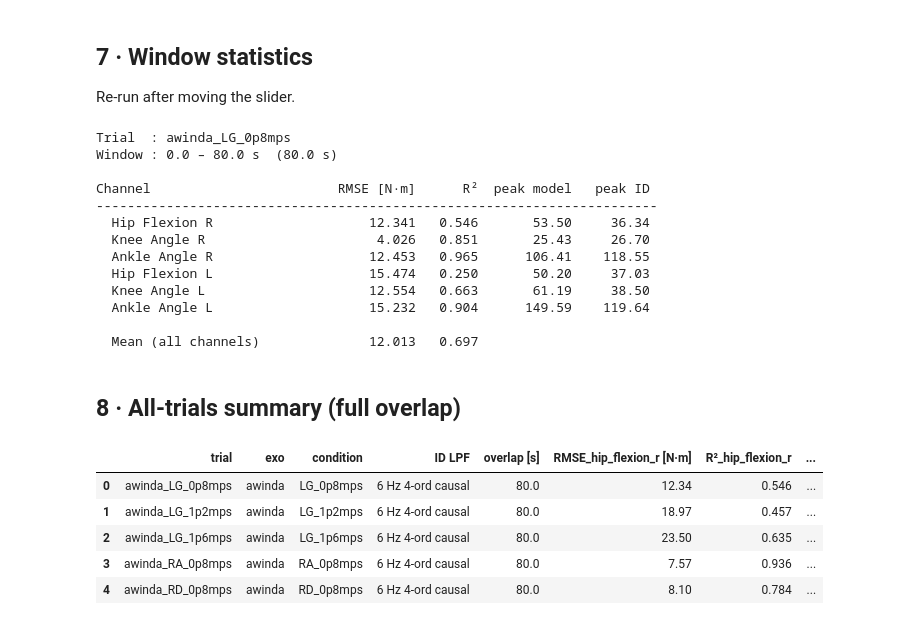
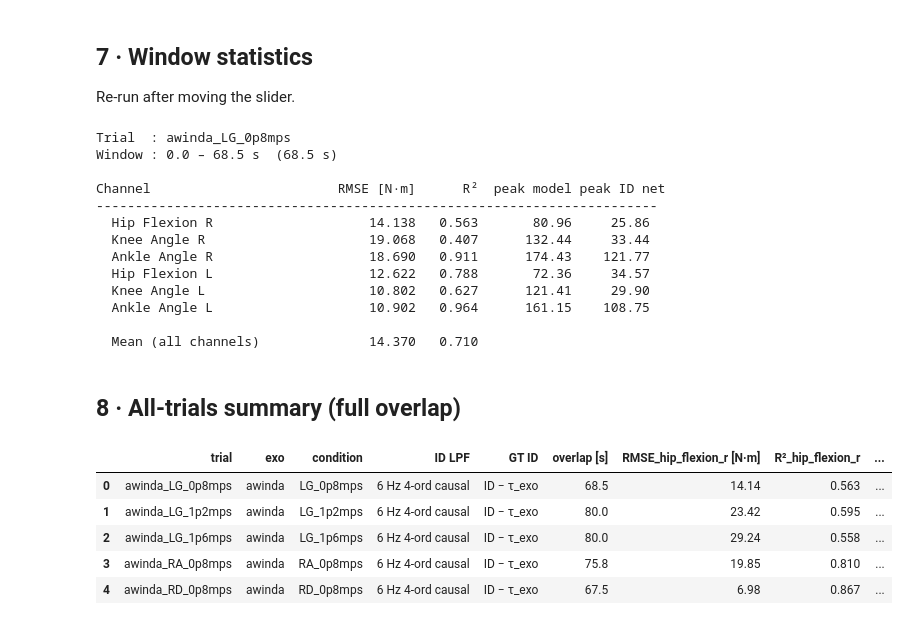
Before and after one commit to luorix1/MeMo-IK-ID, a Jupyter notebook: analysis/compare_opensim_id_vs_ik_derived.ipynb, the cells around one changed output. Saved outputs shown, nothing was run; the diff lists cells and outputs as text; code cells hidden in the pictures.

```diff
--- a/analysis/compare_opensim_id_vs_ik_derived.ipynb
+++ b/analysis/compare_opensim_id_vs_ik_derived.ipynb
@@ -21,8 +21,8 @@ from model import TCN
 # %% [markdown]
 ## 1 · Configuration
 # %%
-OPENSIM_ROOT   = Path("/home/metamobility3/Jinwoo/AB01_Jinwoo")
-CHECKPOINT     = PROJECT_ROOT / "runs/0507_ik_id_all/best_model.pt"
+OPENSIM_ROOT   = Path("/home/metamobility3/Jinwoo/AB03_Ilseung/")
+CHECKPOINT     = PROJECT_ROOT / "runs/0509_ik_id_all/best_model.pt"
 
 SUBJECT_MASS_KG    = 88.0      # model output (N·m/kg) × mass → N·m for comparison
 ID_LPF_CUTOFF_HZ   = 6.0       # must match out_lpf_hz in controller YAML
@@ -62,17 +62,31 @@ PALETTE = {
 CHAN_COLORS_MODEL = ["#E53935","#D81B60","#8E24AA","#1E88E5","#039BE5","#00ACC1"]
 CHAN_COLORS_ID    = ["#90CAF9","#CE93D8","#A5D6A7","#FFCC80","#B0BEC5","#80CBC4"]
 
-# ── trial mapping: stem → (exo_subfolder, opensim_condition_stem) ─────────────
+# ── exo motor torque subtracted from OpenSim ID (same as compare_opensim_id_vs_model) ──
+#   τ_exo [N·m] = pred_nm × scale  on the aligned time grid  (pred_nm = nmpkg × mass, causal LPF applied).
+EXO_TORQUE_SCALE = {
+    "hip-exo":  0.12,
+    "knee-exo": 0.09,
+}
+# Output channel order: 0,3 = hip R/L; 1,4 = knee R/L; 2,5 = ankle R/L — edit per hardware if needed.
+EXO_SPEC_AWINDA_HIP_KNEE = [
+    ("hip-exo",  (0, 3)),
+    ("knee-exo", (1, 4)),
+]
+
+# ── trial mapping: stem → (exo_subfolder, opensim_condition_stem[, exo_spec]) ─
+#   exo_spec: None = no τ_exo subtraction; else list of (EXO_TORQUE_SCALE key, channel indices).
 TRIALS = {
-    "awinda_LG_0p8mps": ("awinda", "LG_0p8mps"),
-    "awinda_LG_1p2mps": ("awinda", "LG_1p2mps"),
-    "awinda_LG_1p6mps": ("awinda", "LG_1p6mps"),
-    "awinda_RA_0p8mps": ("awinda", "RA_0p8mps"),
-    "awinda_RD_0p8mps": ("awinda", "RD_0p8mps"),
+    "awinda_LG_0p8mps": ("awinda", "LG_0p8mps", EXO_SPEC_AWINDA_HIP_KNEE),
+    "awinda_LG_1p2mps": ("awinda", "LG_1p2mps", EXO_SPEC_AWINDA_HIP_KNEE),
+    "awinda_LG_1p6mps": ("awinda", "LG_1p6mps", EXO_SPEC_AWINDA_HIP_KNEE),
+    "awinda_RA_0p8mps": ("awinda", "RA_0p8mps", EXO_SPEC_AWINDA_HIP_KNEE),
+    "awinda_RD_0p8mps": ("awinda", "RD_0p8mps", EXO_SPEC_AWINDA_HIP_KNEE),
 }
 
 print("Trial manifest:")
-for stem, (exo, cond) in TRIALS.items():
+for stem, spec in TRIALS.items():
+    exo, cond = spec[0], spec[1]
     ik_ok  = (OPENSIM_ROOT / exo / "ik" / f"{cond}_ik.mot").exists()
     id_ok  = (OPENSIM_ROOT / exo / "id" / f"{cond}_id.sto").exists()
     print(f"  {'✓' if ik_ok else '✗'} ik  {'✓' if id_ok else '✗'} id   {stem}")
@@ -171,7 +185,8 @@ WINDOW_SIZE     = int(ckpt["window_size"])
 INPUT_INDICES   = list(ckpt["input_indices"])    # [6,9,10,13,16,17]
 MOMENT_INDICES  = list(ckpt["moment_indices"])   # [3,12,14,6,13,15]
 DOF_NAMES       = list(ckpt["dof_names"])        # ['hip_flexion','knee_angle','ankle_angle']
-ROLLOUT_STEP    = int(ckpt.get("rollout_decimate_step", 1))   # 2 → ~200 Hz → ~100 Hz
+# ROLLOUT_STEP    = int(ckpt.get("rollout_decimate_step", 1))   # 2 → ~200 Hz → ~100 Hz
+ROLLOUT_STEP    = 1
 
 # Read IK/velocity preprocessing LPF params from checkpoint config
 # (same as ID_LPF_CUTOFF_HZ / ID_LPF_ORDER for this run, but kept explicit)
@@ -722,7 +788,8 @@ id_s_win = d_s["id_nm"][mask_s]     # (T_win, 6)
 print(f"Trial  : {stem_s}")
 print(f"Window : {t0_s:.1f} – {t1_s:.1f} s  ({t1_s-t0_s:.1f} s)")
 print()
-print(f"{'Channel':<30} {'RMSE [N·m]':>10} {'R²':>7} {'peak model':>11} {'peak ID':>9}")
+_id_hdr = "peak ID net" if d_s.get("exo_spec") else "peak ID"
+print(f"{'Channel':<30} {'RMSE [N·m]':>10} {'R²':>7} {'peak model':>11} {_id_hdr:>9}")
 print("-" * 72)
 for c, (key, label) in enumerate(OUTPUT_LABELS):
     v = ~np.isnan(id_s_win[:, c])
@@ -745,39 +812,40 @@ print()
 print(f"  {'Mean (all channels)':<28} {mean_rmse:>10.3f} {mean_r2:>7.3f}")
 # %% [output]
 Trial  : awinda_LG_0p8mps
-Window : 0.0 – 80.0 s  (80.0 s)
+Window : 0.0 – 68.5 s  (68.5 s)
 
-Channel                        RMSE [N·m]      R²  peak model   peak ID
+Channel                        RMSE [N·m]      R²  peak model peak ID net
 ------------------------------------------------------------------------
-  Hip Flexion R                    12.341   0.546       53.50     36.34
-  Knee Angle R                      4.026   0.851       25.43     26.70
-  Ankle Angle R                    12.453   0.965      106.41    118.55
-  Hip Flexion L                    15.474   0.250       50.20     37.03
-  Knee Angle L                     12.554   0.663       61.19     38.50
-  Ankle Angle L                    15.232   0.904      149.59    119.64
+  Hip Flexion R                    14.138   0.563       80.96     25.86
+  Knee Angle R                     19.068   0.407      132.44     33.44
+  Ankle Angle R                    18.690   0.911      174.43    121.77
+  Hip Flexion L                    12.622   0.788       72.36     34.57
+  Knee Angle L                     10.802   0.627      121.41     29.90
+  Ankle Angle L                    10.902   0.964      161.15    108.75
 
-  Mean (all channels)              12.013   0.697
+  Mean (all channels)              14.370   0.710
 # %% [markdown]
 ## 8 · All-trials summary (full overlap)
 # %%
 rows = []
 for stem, d in TRIAL_DATA.items():
     row = {"trial": stem, "exo": d["exo"], "condition": d["cond"],
            f"ID LPF": f"{ID_LPF_CUTOFF_HZ:.0f} Hz {ID_LPF_ORDER}-ord causal",
+           "GT ID": "ID − τ_exo" if d.get("exo_spec") else "ID gross",
            "overlap [s]": round(float(d["t_rel"][-1] - d["t_rel"][0]), 1)}
     for c, (key, label) in enumerate(OUTPUT_LABELS):
         m = d["metrics"][c]
         row[f"RMSE_{key} [N·m]"] = round(m["rmse"], 2) if not np.isnan(m["rmse"]) else np.nan
         row[f"R²_{key}"]          = round(m["r2"],   3) if not np.isnan(m["r2"])   else np.nan
     row["mean_RMSE [N·m]"] = round(float(np.nanmean([d["metrics"][c]["rmse"] for c in range(N_OUT)])), 2)
     row["mean_R²"]          = round(float(np.nanmean([d["metrics"][c]["r2"]   for c in range(N_OUT)])), 3)
     rows.append(row)
 
 pd.DataFrame(rows)
 # %% [output]
-|  | trial | exo | condition | ID LPF | overlap [s] | RMSE_hip_flexion_r [N·m] | R²_hip_flexion_r | ... |
-| 0 | awinda_LG_0p8mps | awinda | LG_0p8mps | 6 Hz 4-ord causal | 80.0 | 12.34 | 0.546 | ... |
-| 1 | awinda_LG_1p2mps | awinda | LG_1p2mps | 6 Hz 4-ord causal | 80.0 | 18.97 | 0.457 | ... |
-| 2 | awinda_LG_1p6mps | awinda | LG_1p6mps | 6 Hz 4-ord causal | 80.0 | 23.50 | 0.635 | ... |
-| 3 | awinda_RA_0p8mps | awinda | RA_0p8mps | 6 Hz 4-ord causal | 80.0 | 7.57 | 0.936 | ... |
-| 4 | awinda_RD_0p8mps | awinda | RD_0p8mps | 6 Hz 4-ord causal | 80.0 | 8.10 | 0.784 | ... |
+|  | trial | exo | condition | ID LPF | GT ID | overlap [s] | RMSE_hip_flexion_r [N·m] | R²_hip_flexion_r | ... |
+| 0 | awinda_LG_0p8mps | awinda | LG_0p8mps | 6 Hz 4-ord causal | ID − τ_exo | 68.5 | 14.14 | 0.563 | ... |
+| 1 | awinda_LG_1p2mps | awinda | LG_1p2mps | 6 Hz 4-ord causal | ID − τ_exo | 80.0 | 23.42 | 0.595 | ... |
+| 2 | awinda_LG_1p6mps | awinda | LG_1p6mps | 6 Hz 4-ord causal | ID − τ_exo | 80.0 | 29.24 | 0.558 | ... |
+| 3 | awinda_RA_0p8mps | awinda | RA_0p8mps | 6 Hz 4-ord causal | ID − τ_exo | 75.8 | 19.85 | 0.810 | ... |
+| 4 | awinda_RD_0p8mps | awinda | RD_0p8mps | 6 Hz 4-ord causal | ID − τ_exo | 67.5 | 6.98 | 0.867 | ... |
```
Also changed, not shown: parts of 6 cells of this notebook.
